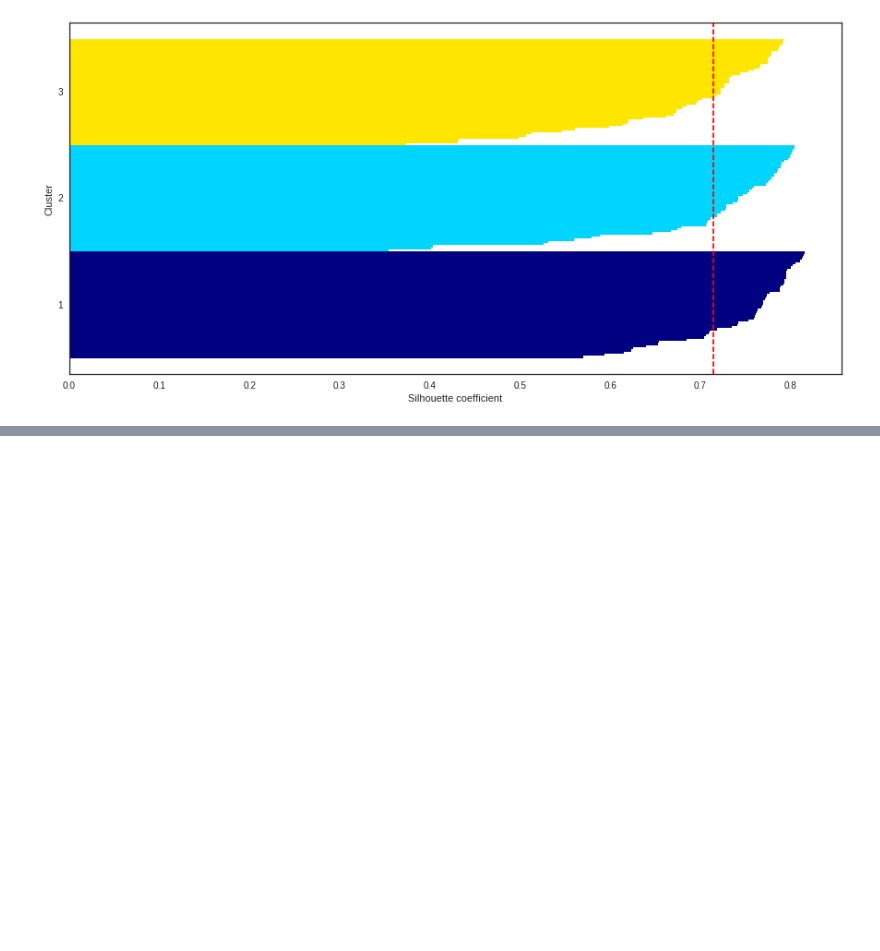
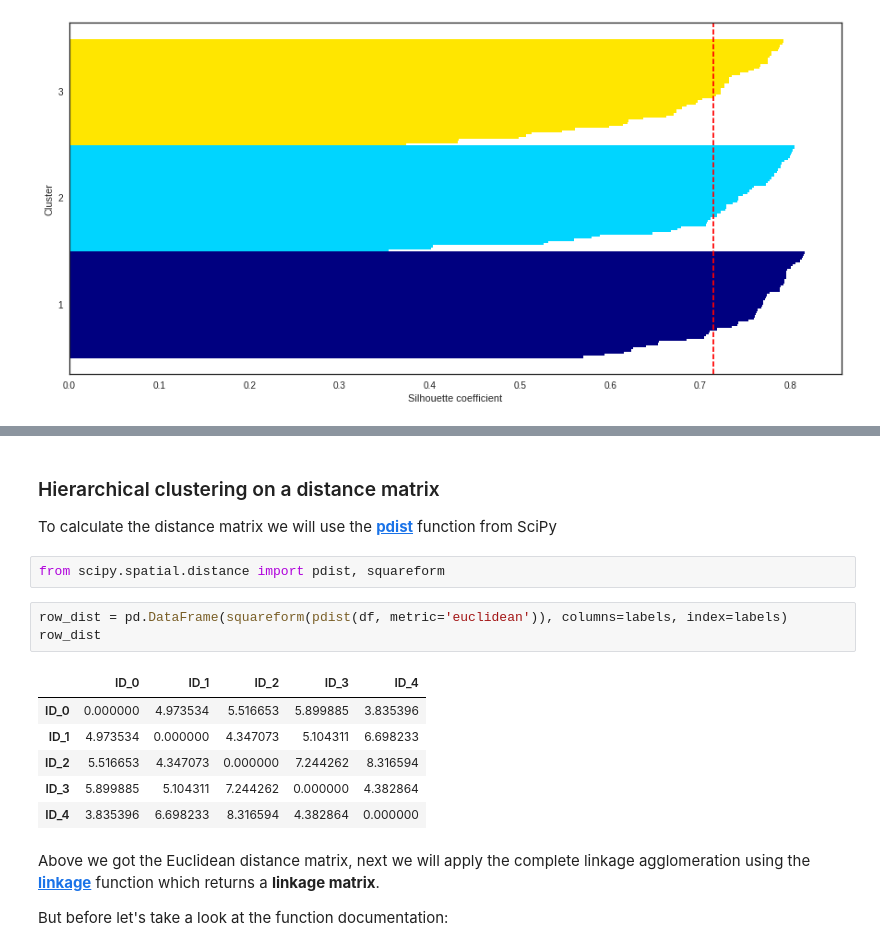
Before and after one commit to alanmarazzi/python-machinelearning, a Jupyter notebook: Chapter 11 - Clustering Analysis.ipynb, the cells around one changed output, grey strips where cells are left out. Cells and saved outputs as stored; diff of their text form; blank space fills up the shorter version.

```diff
--- a/Chapter 11 - Clustering Analysis.ipynb
+++ b/Chapter 11 - Clustering Analysis.ipynb
@@ -173,0 +201,20 @@ plt.show()
+# %% [markdown]
+### Hierarchical clustering on a distance matrix
+
+To calculate the distance matrix we will use the [**pdist**](https://docs.scipy.org/doc/scipy/reference/generated/scipy.spatial.distance.pdist.html) function from SciPy
+# %%
+from scipy.spatial.distance import pdist, squareform
+# %%
+row_dist = pd.DataFrame(squareform(pdist(df, metric='euclidean')), columns=labels, index=labels)
+row_dist
+# %% [output]
+|  | ID_0 | ID_1 | ID_2 | ID_3 | ID_4 |
+| ID_0 | 0.000000 | 4.973534 | 5.516653 | 5.899885 | 3.835396 |
+| ID_1 | 4.973534 | 0.000000 | 4.347073 | 5.104311 | 6.698233 |
+| ID_2 | 5.516653 | 4.347073 | 0.000000 | 7.244262 | 8.316594 |
+| ID_3 | 5.899885 | 5.104311 | 7.244262 | 0.000000 | 4.382864 |
+| ID_4 | 3.835396 | 6.698233 | 8.316594 | 4.382864 | 0.000000 |
+# %% [markdown]
+Above we got the Euclidean distance matrix, next we will apply the complete linkage agglomeration using the [**linkage**](https://docs.scipy.org/doc/scipy-0.18.1/reference/generated/scipy.cluster.hierarchy.linkage.html#scipy.cluster.hierarchy.linkage) function which returns a **linkage matrix**.
+
+But before let's take a look at the function documentation:
```
Also changed, not shown: parts of 11 cells of this notebook.
